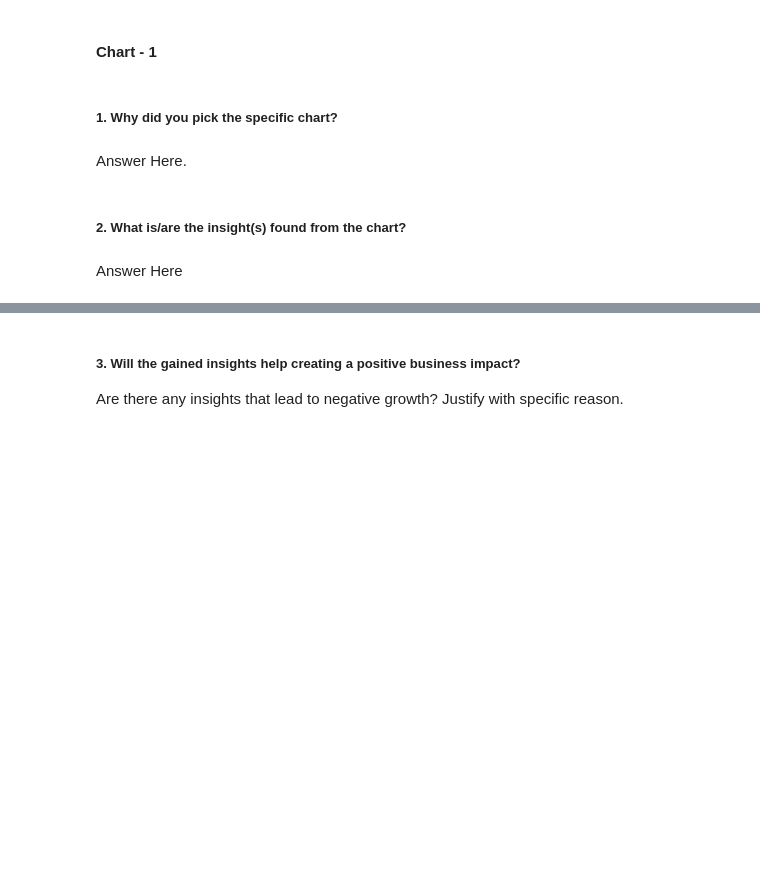
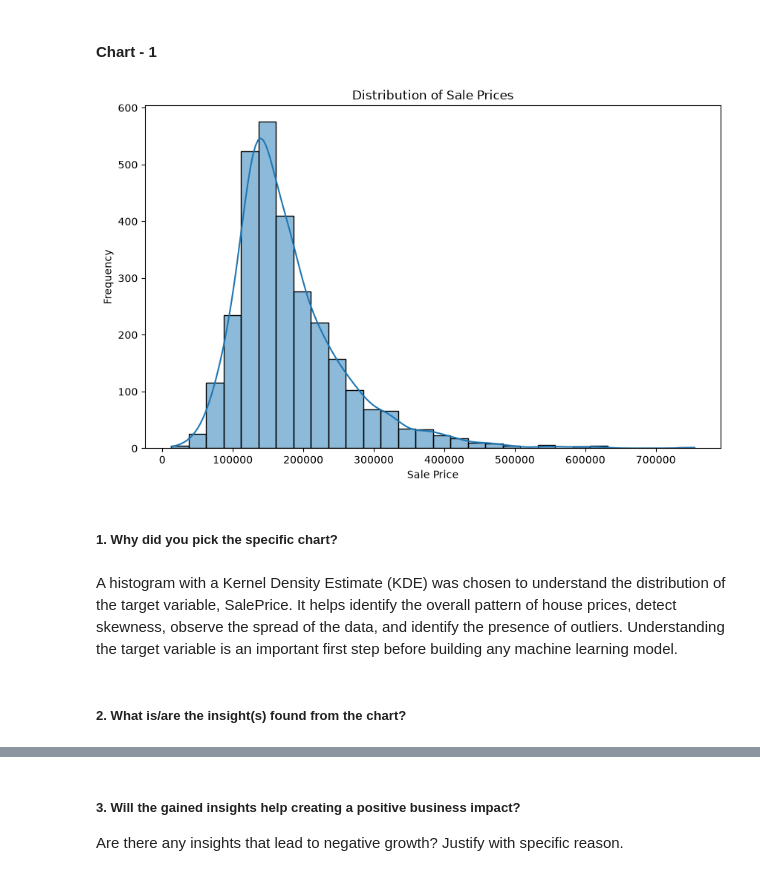
Before and after one commit to Krishna-matic/Machine_Learning_Projects, a Jupyter notebook: 02_ames_housing_sales_price_prediction/Ames_Housing_ML_Project.ipynb, the cells around one changed output, grey strips where cells are left out. Saved outputs shown, nothing was run; the diff lists cells and outputs as text; code cells hidden in the pictures; blank space fills up the shorter version.

Commit message:
Complete exploratory data analysis for house price prediction

```diff
--- a/02_ames_housing_sales_price_prediction/Ames_Housing_ML_Project.ipynb
+++ b/02_ames_housing_sales_price_prediction/Ames_Housing_ML_Project.ipynb
@@ -257,0 +285,37 @@ unique_values
+# %%
+categorical_fill_none = [
+    'Mas Vnr Type',
+    'Fireplace Qu',
+    'Garage Qual',
+    'Garage Cond',
+    'Garage Finish',
+    'Garage Type',
+    'Bsmt Exposure',
+    'BsmtFin Type 2',
+    'Bsmt Cond',
+    'Bsmt Qual',
+    'BsmtFin Type 1'
+]
+
+for col in categorical_fill_none:
+    df[col] = df[col].fillna('None')
+# %%
+df['Lot Frontage'] = df['Lot Frontage'].fillna(df['Lot Frontage'].median())
+df['Garage Yr Blt'] = df['Garage Yr Blt'].fillna(0)
+df['Mas Vnr Area'] = df['Mas Vnr Area'].fillna(0)
+
+numerical_cols = [
+    'Bsmt Full Bath',
+    'Bsmt Half Bath',
+    'BsmtFin SF 1',
+    'BsmtFin SF 2',
+    'Total Bsmt SF',
+    'Bsmt Unf SF',
+    'Garage Area',
+    'Garage Cars'
+]
+
+for col in numerical_cols:
+    df[col] = df[col].fillna(df[col].median())
+# %%
+df['Electrical'] = df['Electrical'].fillna(df['Electrical'].mode()[0])
@@ -268,8 +347,16 @@ Answer Here.
+# %%
+# Chart - 1 visualization code
+plt.figure(figsize=(10,6))
+sns.histplot(df['SalePrice'], bins=30, kde=True)
+plt.title("Distribution of Sale Prices")
+plt.xlabel("Sale Price")
+plt.ylabel("Frequency")
+plt.show()
+# %% [output]
+[figure, added]
 # %% [markdown]
 ##### 1. Why did you pick the specific chart?
-# %% [markdown]
-Answer Here.
+# %% [markdown]
+A histogram with a Kernel Density Estimate (KDE) was chosen to understand the distribution of the target variable, SalePrice. It helps identify the overall pattern of house prices, detect skewness, observe the spread of the data, and identify the presence of outliers. Understanding the target variable is an important first step before building any machine learning model.
 # %% [markdown]
 ##### 2. What is/are the insight(s) found from the chart?
-# %% [markdown]
-Answer Here
```
Also changed, not shown: parts of 120 cells of this notebook.
